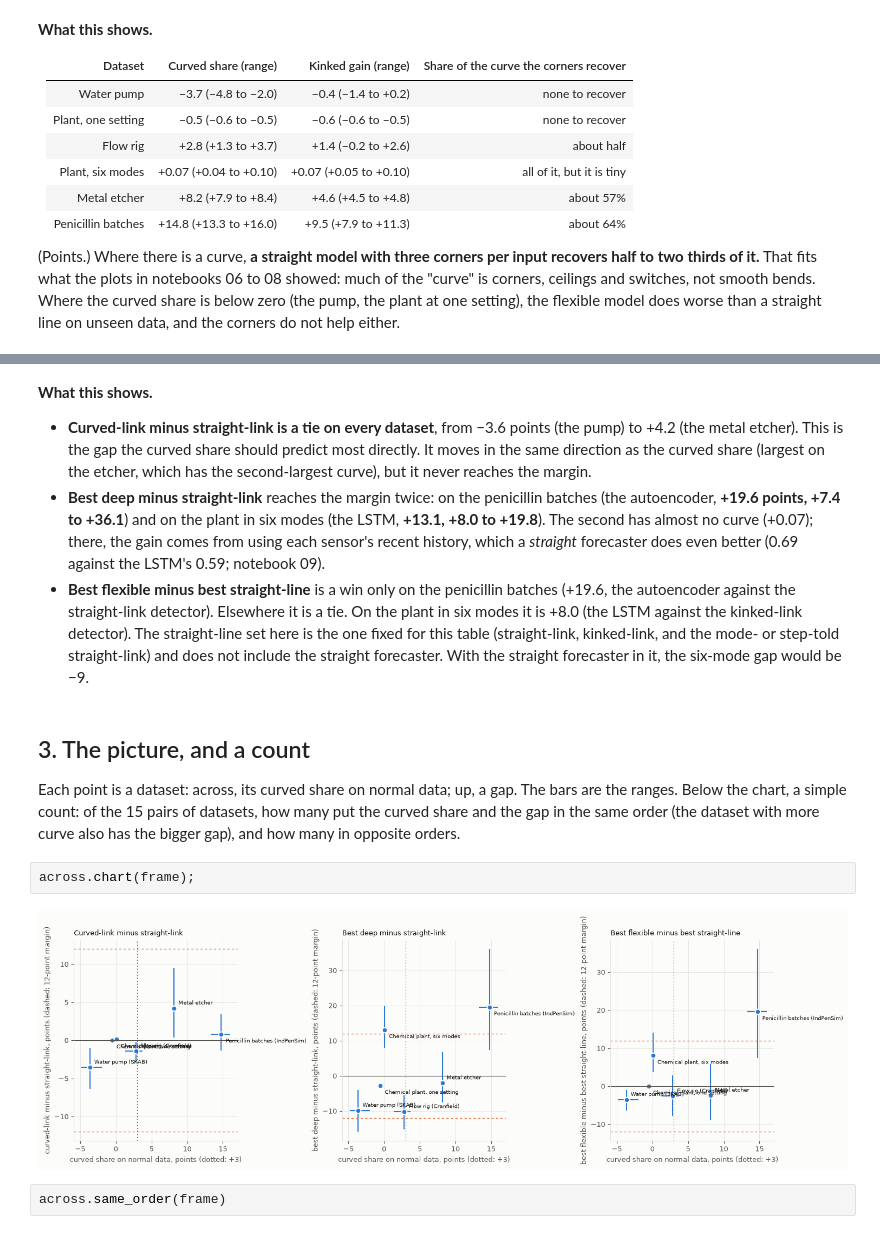
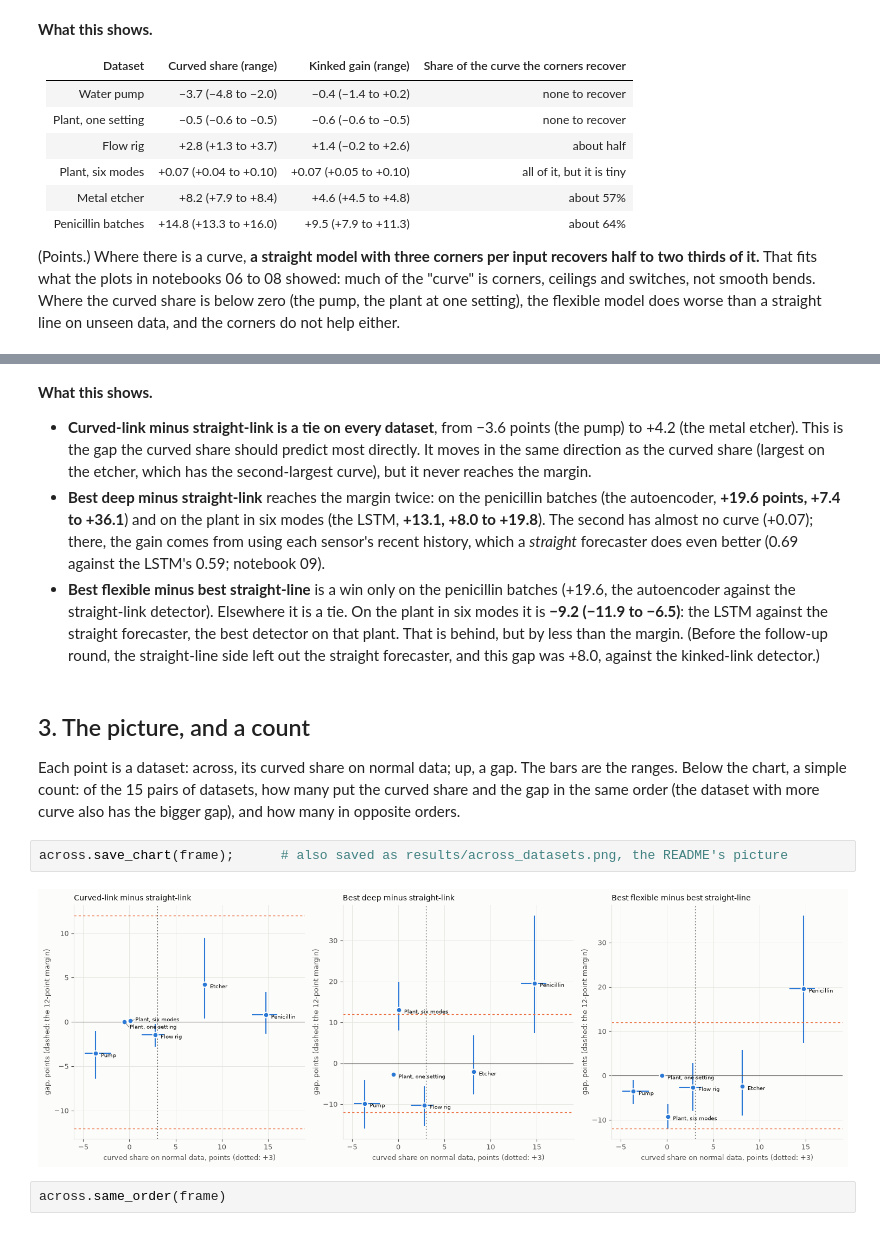
Before and after one commit to NeerajGit16/deep-learning-in-anomaly-detection, a Jupyter notebook: anomaly_lab/10_across_datasets.ipynb, the cells around one changed output, grey strips where cells are left out. Cells and saved outputs as stored; diff of their text form.

```diff
--- a/anomaly_lab/10_across_datasets.ipynb
+++ b/anomaly_lab/10_across_datasets.ipynb
@@ -76,15 +78,15 @@ frame[cols]
 
 - **Curved-link minus straight-link is a tie on every dataset**, from −3.6 points (the pump) to +4.2 (the metal etcher). This is the gap the curved share should predict most directly. It moves in the same direction as the curved share (largest on the etcher, which has the second-largest curve), but it never reaches the margin.
 - **Best deep minus straight-link** reaches the margin twice: on the penicillin batches (the autoencoder, **+19.6 points, +7.4 to +36.1**) and on the plant in six modes (the LSTM, **+13.1, +8.0 to +19.8**). The second has almost no curve (+0.07); there, the gain comes from using each sensor's recent history, which a *straight* forecaster does even better (0.69 against the LSTM's 0.59; notebook 09).
-- **Best flexible minus best straight-line** is a win only on the penicillin batches (+19.6, the autoencoder against the straight-link detector). Elsewhere it is a tie. On the plant in six modes it is +8.0 (the LSTM against the kinked-link detector). The straight-line set here is the one fixed for this table (straight-link, kinked-link, and the mode- or step-told straight-link) and does not include the straight forecaster. With the straight forecaster in it, the six-mode gap would be −9.
+- **Best flexible minus best straight-line** is a win only on the penicillin batches (+19.6, the autoencoder against the straight-link detector). Elsewhere it is a tie. On the plant in six modes it is **−9.2 (−11.9 to −6.5)**: the LSTM against the straight forecaster, the best detector on that plant. That is behind, but by less than the margin. (Before the follow-up round, the straight-line side left out the straight forecaster, and this gap was +8.0, against the kinked-link detector.)
 # %% [markdown]
 ## 3. The picture, and a count
 
 Each point is a dataset: across, its curved share on normal data; up, a gap. The bars are the ranges. Below the chart, a simple count: of the 15 pairs of datasets, how many put the curved share and the gap in the same order (the dataset with more curve also has the bigger gap), and how many in opposite orders.
-# %%
-across.chart(frame);
-# %% [output]
-[figure, removed]
+# %%
+across.save_chart(frame);      # also saved as results/across_datasets.png, the README's picture
+# %% [output]
+[figure, added]
 # %%
 across.same_order(frame)
 # %% [output]
```
Also changed, not shown: parts of 2 cells of this notebook, 6 other files.
